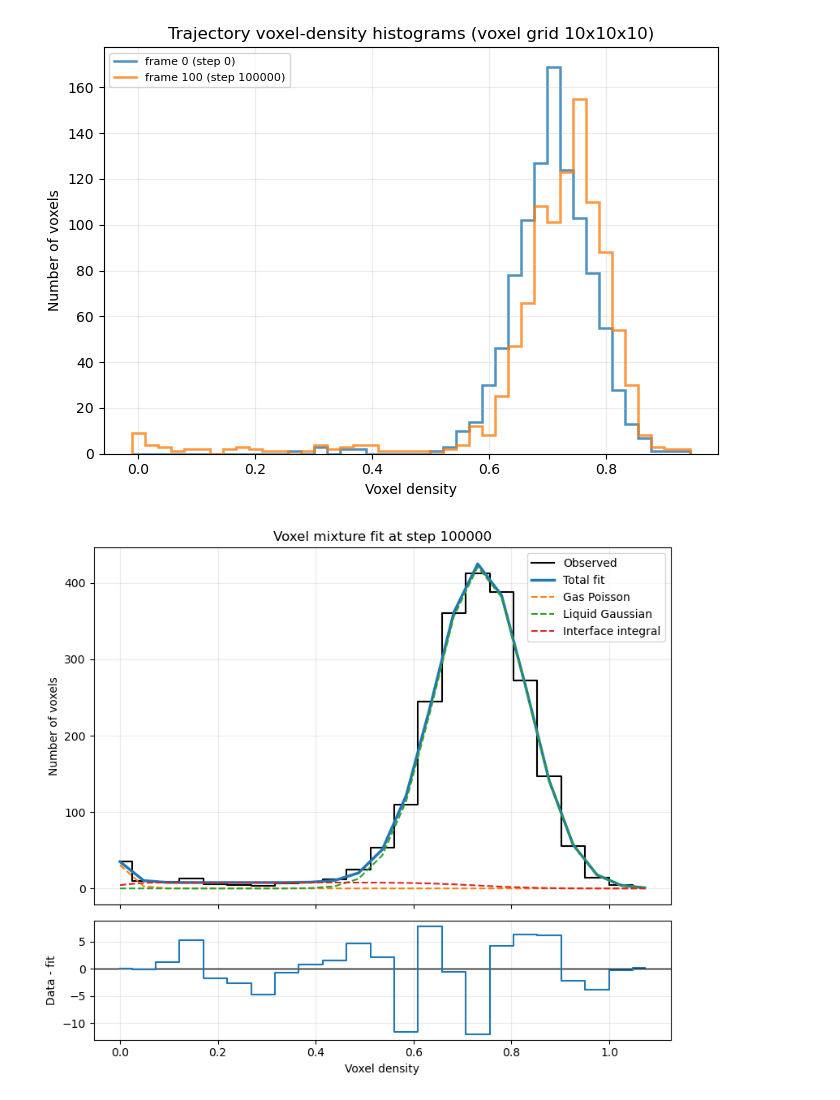
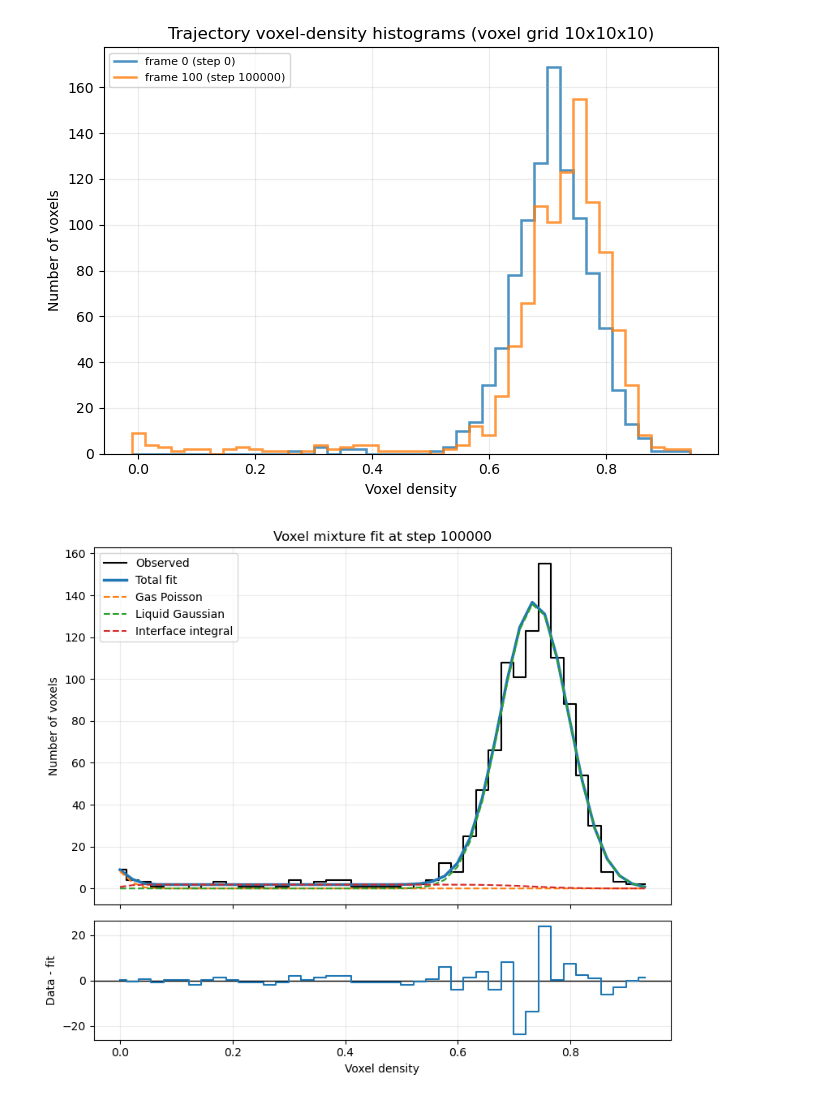
Before and after one commit to SBC-Collaboration/MDsims, a Jupyter notebook: Sandbox.ipynb, the cells around one changed output. Drawn from its saved outputs; the diff is of its cells as text; code cells hidden in the pictures.

```diff
--- a/Sandbox.ipynb
+++ b/Sandbox.ipynb
@@ -111,26 +133,26 @@ vh.plot_trajectory_voxel_histograms(
 # %%
 import importlib
 from md_Helpers import voxel_fit as vf
 from md_Helpers import visualization as vh
 
 importlib.reload(vf)
 importlib.reload(vh)
 
 voxel_fit = vf.fit_last_frame_voxel_histogram(
     evolution=evolution,
     frame_index=-1,
-    voxel_nbins=13,
+    voxel_nbins=10,
     interface_points=40,
     max_iterations=500,
 )
 
 vh.plot_voxel_mixture_fit(
     voxel_fit,
     x_axis="density",
     show_residuals=True,
 )
 # %% [output]
-[figure, old version]
+[figure, new version]
 # %%
 print("Fit successful:", voxel_fit["success"])
 print("Message:", voxel_fit["message"])
```
Also changed, not shown: parts of 2 cells of this notebook.
